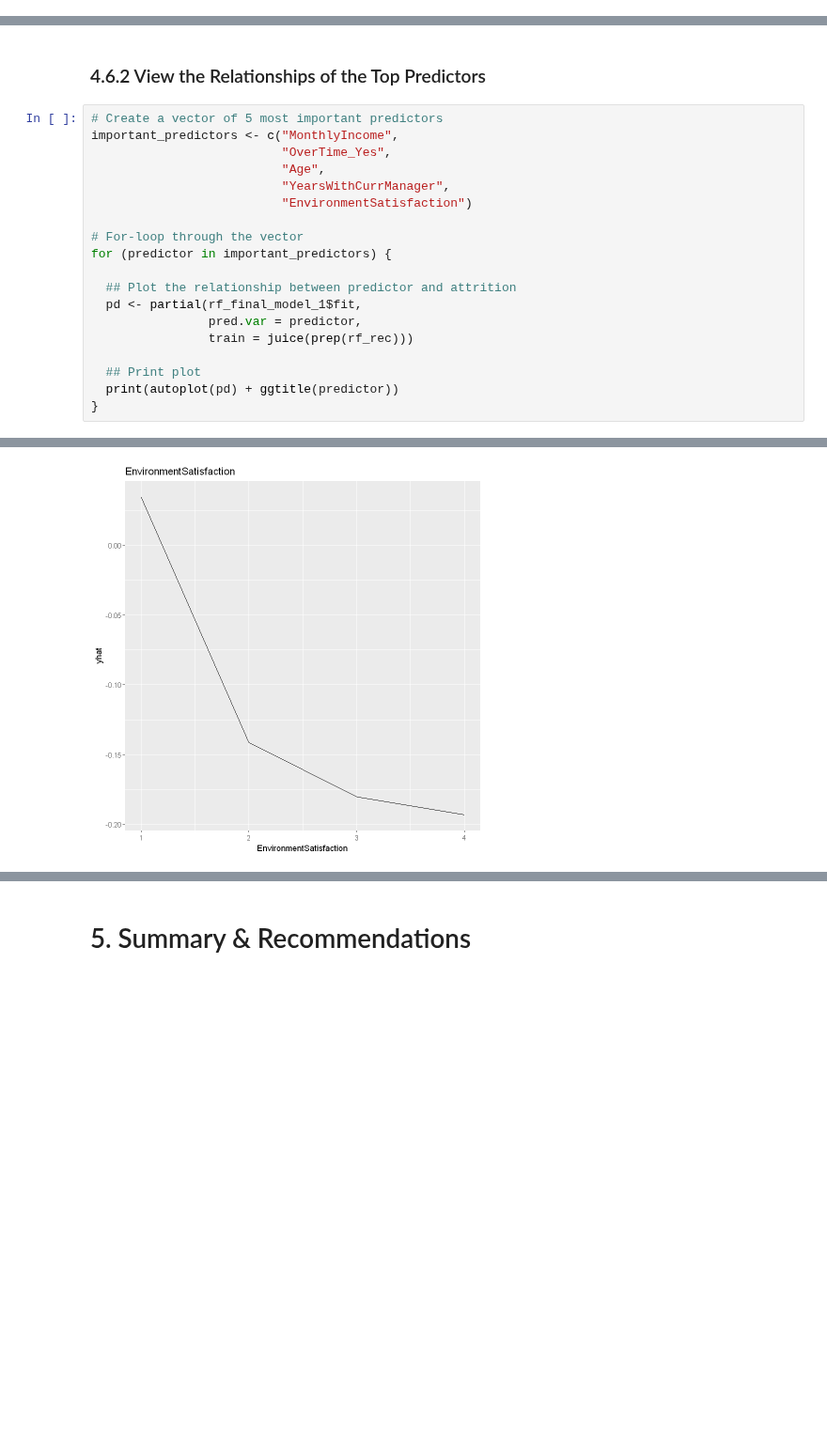
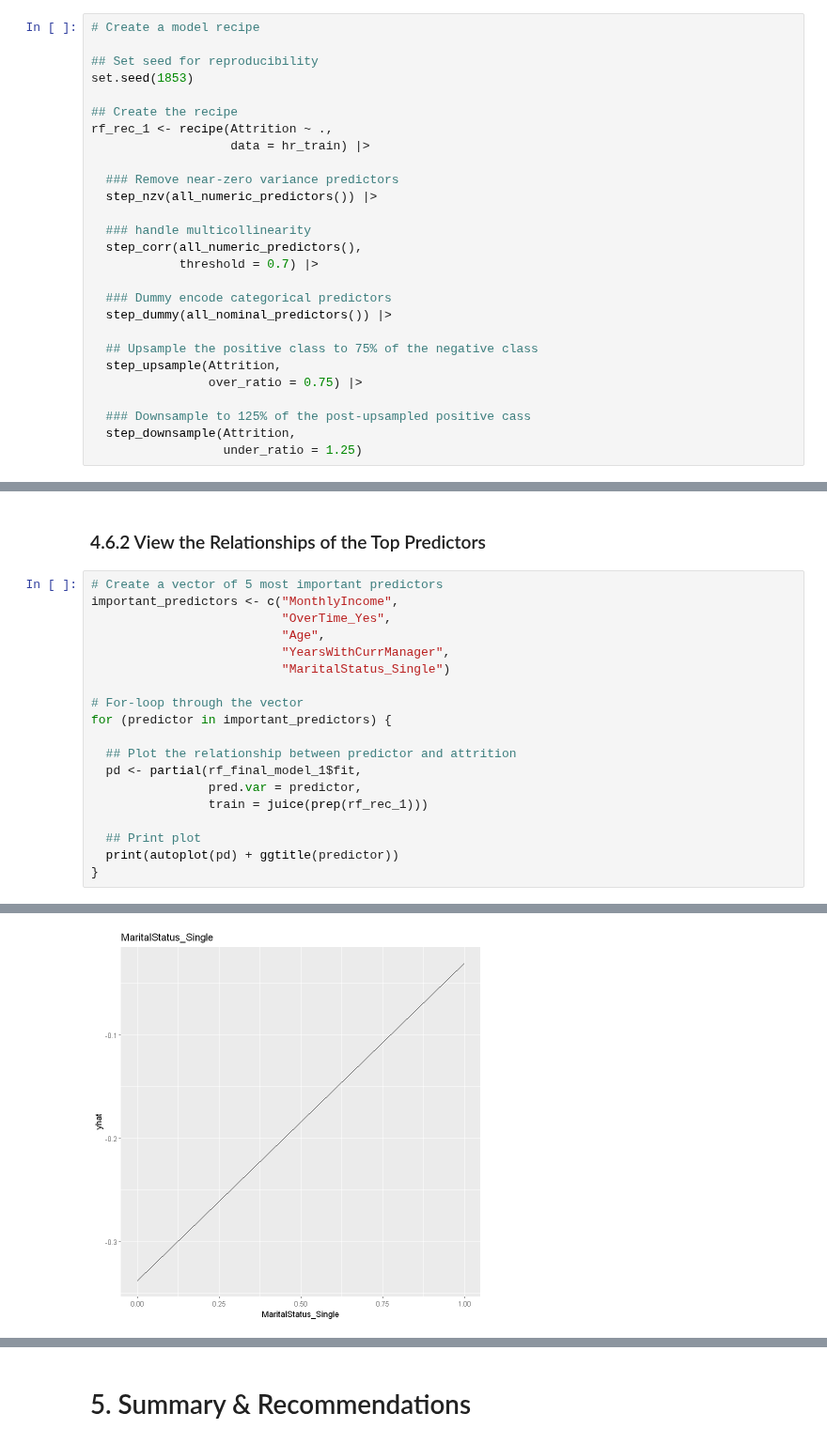
Before and after one commit to svarong-port/data-analytics-projects, a Jupyter notebook: R/ibm_hr_employee_attrition/hr_employee_attrition_notebook.ipynb, the cells around one changed output, grey strips where cells are left out. Shown at 94% size. Drawn from its saved outputs; the diff is of its cells as text; blank space fills up the shorter version.

Commit message:
Add code for predictive modelling and recommendations accordingly

```diff
--- a/R/ibm_hr_employee_attrition/hr_employee_attrition_notebook.ipynb
+++ b/R/ibm_hr_employee_attrition/hr_employee_attrition_notebook.ipynb
@@ -926,3 +906,30 @@ rf_rec_1 <- recipe(Attrition ~ .,
+# %%
+# Create a model recipe
+
+## Set seed for reproducibility
+set.seed(1853)
+
+## Create the recipe
+rf_rec_1 <- recipe(Attrition ~ .,
+                   data = hr_train) |>
+
+  ### Remove near-zero variance predictors
+  step_nzv(all_numeric_predictors()) |>
+
+  ### handle multicollinearity
+  step_corr(all_numeric_predictors(),
+            threshold = 0.7) |>
+
+  ### Dummy encode categorical predictors
+  step_dummy(all_nominal_predictors()) |>
+
+  ## Upsample the positive class to 75% of the negative class
+  step_upsample(Attrition,
+                over_ratio = 0.75) |>
+
+  ### Downsample to 125% of the post-upsampled positive cass
+  step_downsample(Attrition,
+                  under_ratio = 1.25)
 # %%
 # Bundle model and recipe
 rf_wfl_1 <- workflow() |>
@@ -1291,7 +1271,7 @@ important_predictors <- c("MonthlyIncome",
                           "OverTime_Yes",
                           "Age",
                           "YearsWithCurrManager",
-                          "EnvironmentSatisfaction")
+                          "MaritalStatus_Single")
 
 # For-loop through the vector
 for (predictor in important_predictors) {
@@ -1299,7 +1279,7 @@ for (predictor in important_predictors) {
   ## Plot the relationship between predictor and attrition
   pd <- partial(rf_final_model_1$fit,
                 pred.var = predictor,
-                train = juice(prep(rf_rec)))
+                train = juice(prep(rf_rec_1)))
 
   ## Print plot
   print(autoplot(pd) + ggtitle(predictor))
@@ -1312,4 +1292,4 @@ for (predictor in important_predictors) {
-[figure, old version]
+[figure, new version]
 # %% [markdown]
 Comments:
 Based on the random forest model, the top five predictors of attrition are:
```
Also changed, not shown: parts of 29 cells of this notebook, 1 other file.
